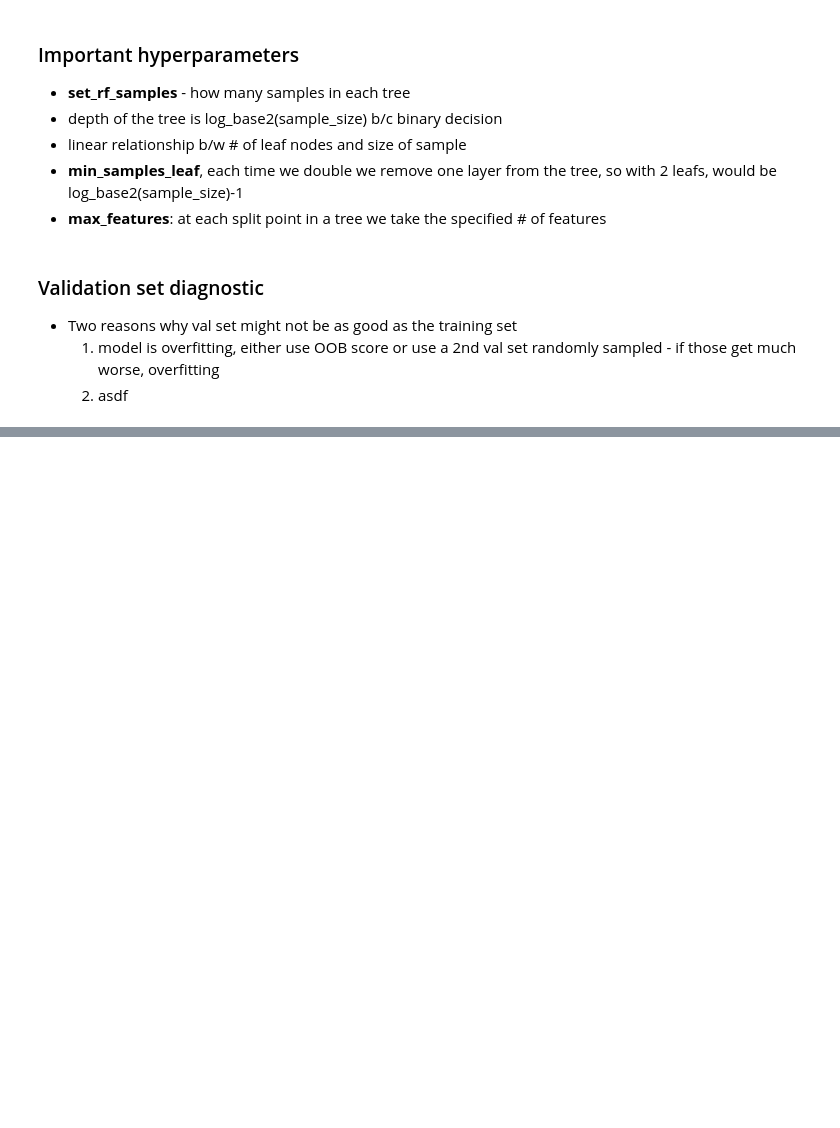
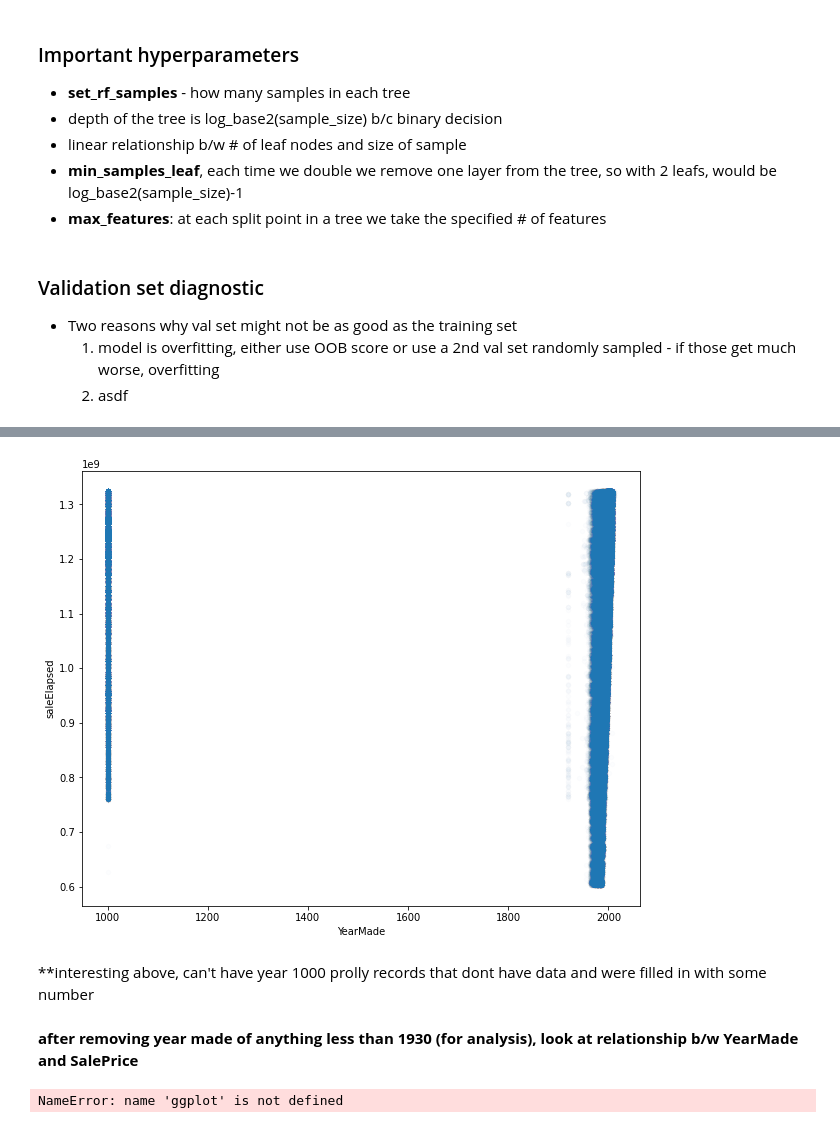
Before and after one commit to jissac/fastai, a Jupyter notebook: courses/ml1/L_3_and4_NOTES-INTERPRET.ipynb, the cells around one changed output, grey strips where cells are left out. Saved outputs shown, nothing was run; the diff lists cells and outputs as text; code cells hidden in the pictures; blank space fills up the shorter version.

```diff
--- a/courses/ml1/L_3_and4_NOTES-INTERPRET.ipynb
+++ b/courses/ml1/L_3_and4_NOTES-INTERPRET.ipynb
@@ -284,0 +399,6 @@ plot_fi(fi);
+# %%
+df_raw.plot('YearMade', 'saleElapsed', 'scatter', alpha=0.01, figsize=(10,8));
+# %% [output]
+[figure, added]
+# %% [markdown]
+**interesting above, can't have year 1000 prolly records that dont have data and were filled in with some number
@@ -284,0 +408,6 @@ plot_fi(fi);
+# %% [markdown]
+**after removing year made of anything less than 1930 (for analysis), look at relationship b/w YearMade and SalePrice**
+# %%
+ggplot(x_all, aes('YearMade', 'SalePrice'))+stat_smooth(se=True, method='loess')
+# %% [output]
+NameError: name 'ggplot' is not defined
```
Also changed, not shown: parts of 47 cells of this notebook.
